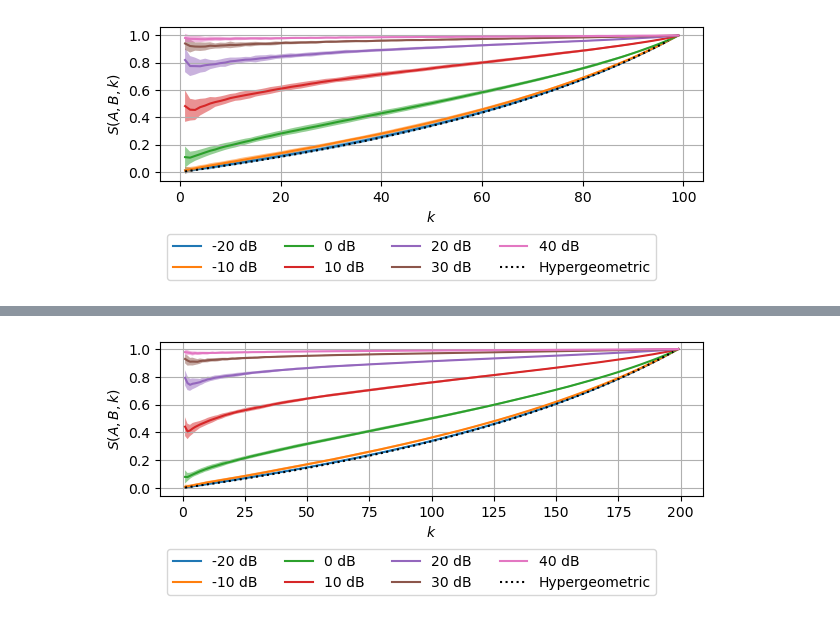
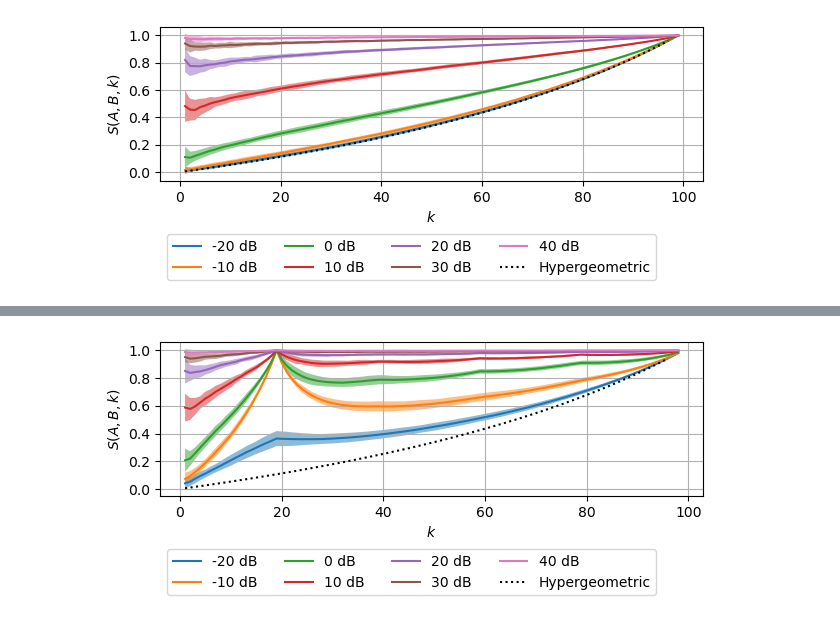
Before and after one commit to tiagoft/graph_structure, a Jupyter notebook: experiments/neurips2024/notebooks/theory_and_toy_problems.ipynb, the cells around one changed output, grey strips where cells are left out. Saved outputs shown, nothing was run; the diff lists cells and outputs as text; code cells hidden in the pictures.

```diff
--- a/experiments/neurips2024/notebooks/theory_and_toy_problems.ipynb
+++ b/experiments/neurips2024/notebooks/theory_and_toy_problems.ipynb
@@ -152,9 +194,30 @@ plt.show()
+# %%
+def make_curves_clusters(seed, samples_per_cluster, clusters, dim, snrs, ks):
+    n_samples = samples_per_cluster * clusters.shape[0]
+    np.random.seed(seed)
+    x = np.vstack([np.random.randn(samples_per_cluster, dim) + clusters[i,:] for i in range(clusters.shape[0])])
+    y = np.vstack([ np.random.randn(samples_per_cluster, dim) + clusters[(i+1) % 3]  for i in range(clusters.shape[0])])
+    nx = gs.nearest_neighbors(x)
+    curves = []
+    for snr in snrs:
+        alpha = alpha_from_snr(snr)
+        y = x + alpha * (np.random.randn(n_samples, dim))
+        ny = gs.nearest_neighbors(y)
+        res = []
+        for k in ks:
+            if k == 0:
+                res.append(0)
+                continue
+            res.append(gs.mean_neighborhood_similarity_from_neighborhood(nx, ny, k))
+        curves.append(res)
+
+    return np.array(curves)
 # %%
-n_samples = 200
+n_samples = 100
 dim = 50
 snrs = [-20, -10, 0, 10, 20, 30, 40] # dB
-ks = list(range(1, n_samples))
-all_curves = Parallel(n_jobs=-1, verbose=10)(delayed(make_curves)(n, n_samples, dim, snrs, ks)
+ks = list(range(1, samples_per_cluster*clusters.shape[0]-1))
+all_curves = Parallel(n_jobs=-1, verbose=10)(delayed(make_curves_clusters)(n, samples_per_cluster, clusters, dim, snrs, ks)
                                              for n in range(48))
 # %% [output]
 [Parallel(n_jobs=-1)]: Using backend LokyBackend with 48 concurrent workers.
@@ -181,40 +244,29 @@ intersection = st.hypergeom.mean(M,n,N)
 union = 2 * np.array(n) - np.array(intersection)
 js = intersection/union
 # %%
-# Hypergeometric
-# M = number of possibilities
-# N = number of possibilities of victory
-# n = number of trials
-M = n_samples-1
-n = ks[:-2]
-N = n
-intersection = st.hypergeom.mean(M,n,N)
-union = 2 * np.array(n) - np.array(intersection)
-js = intersection/union
-
 all_curves_ = np.array(all_curves)
 curves = np.mean(all_curves_, axis=0)
 errors = np.std(all_curves_, axis=0)*2
 
 curves.shape
 labels = [f'{s} dB' for s in snrs]
 
 plt.figure(figsize=(7, 2))
 
 for c in range(curves.shape[0]):
     plt.plot(ks, curves[c,:], label=labels[c])
     plt.fill_between(ks, curves[c,:]+errors[c,:], curves[c,:]-errors[c,:], alpha=0.5)
 
 plt.plot(n, js, 'k:', label='Hypergeometric')
 
 plt.xlabel('$k$')
 plt.ylabel('$S(A,B,k)$')
 a = 0.2
 plt.yticks(np.arange(0, 1 + a, a))
 #plt.semilogx()
 plt.grid()
 plt.legend(ncols=4, loc='upper left', bbox_to_anchor=(0.0, -0.3))
-plt.savefig('sabk_white_noise_200.pdf', bbox_inches='tight')
+plt.savefig('clustered_with_whitenoise.pdf', bbox_inches='tight')
 plt.show()
 # %% [output]
-[figure, old version]
+[figure, new version]
```
Also changed, not shown: parts of 20 cells of this notebook.
